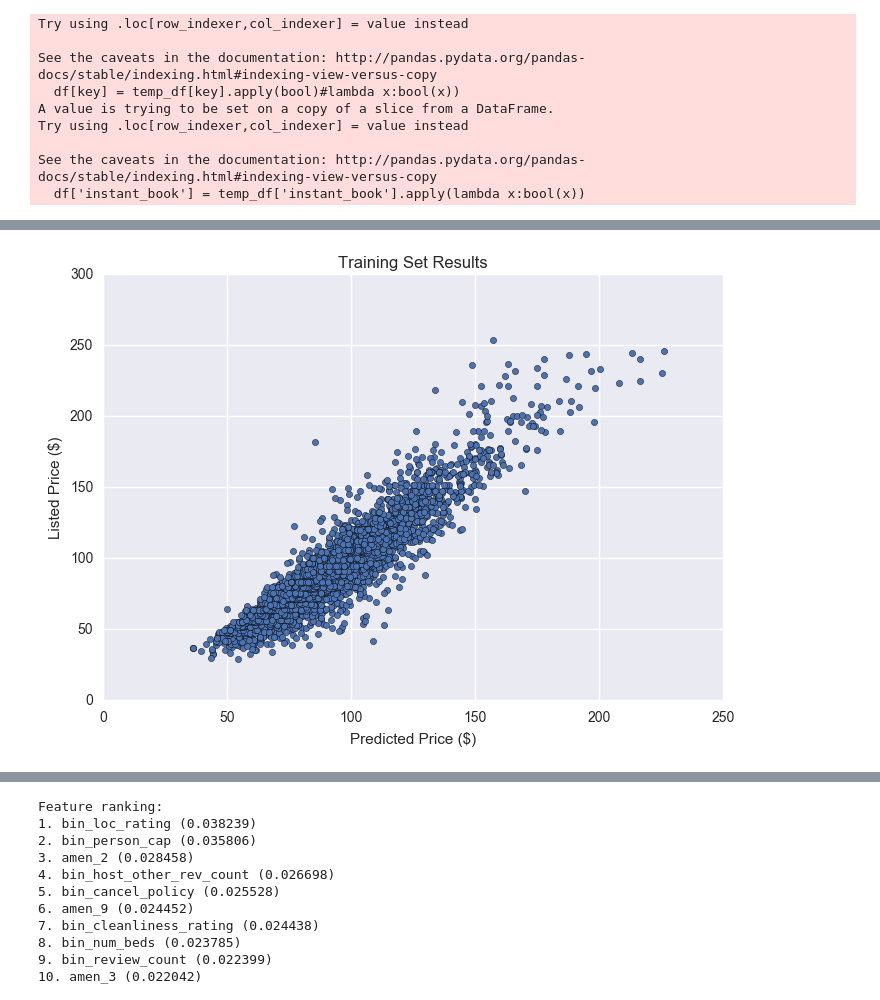
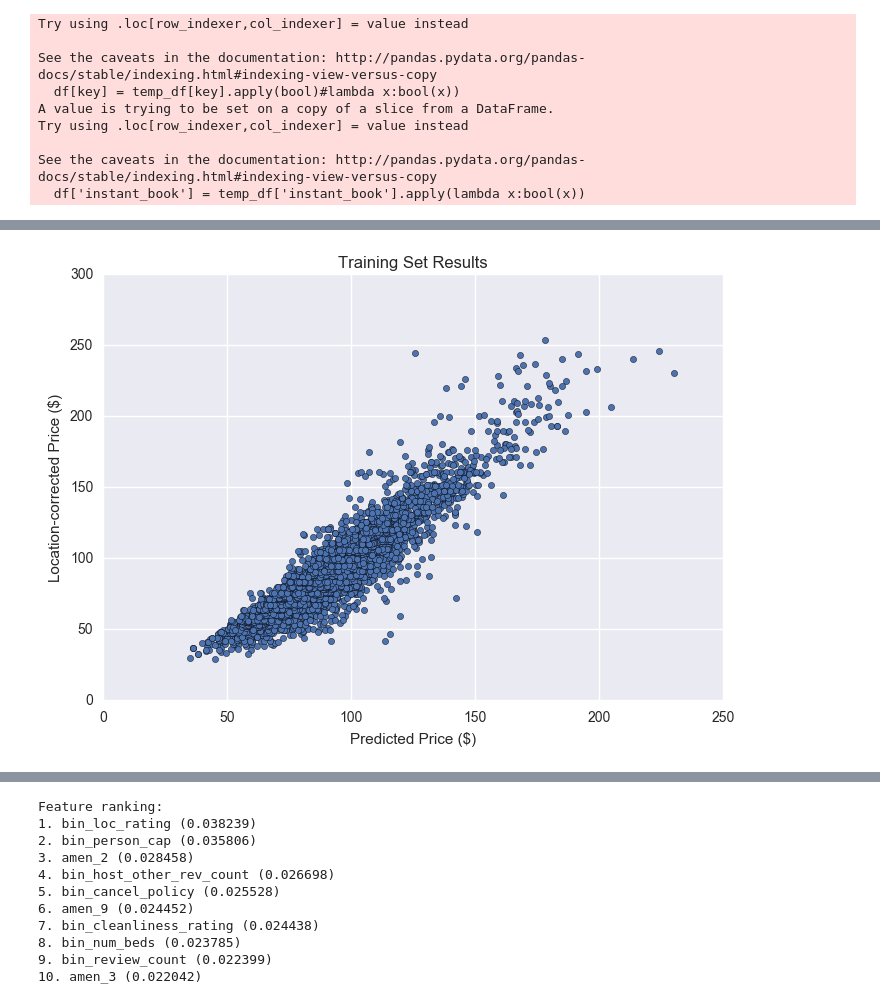
Before and after one commit to btamadio/PricePredictor, a Jupyter notebook: PricePredictor/binary_feature_engineering.ipynb, the cells around one changed output, grey strips where cells are left out. Saved outputs shown, nothing was run; the diff lists cells and outputs as text; code cells hidden in the pictures.

```diff
--- a/PricePredictor/binary_feature_engineering.ipynb
+++ b/PricePredictor/binary_feature_engineering.ipynb
@@ -53,12 +69,12 @@ plt.xticks(rotation=90);
 # %%
 X = np.array(df[featureList])
 Y = np.array(df['corr_price'].astype('float'))
 forest=RandomForestRegressor()#n_estimators=2000,n_jobs=20,max_depth=10,min_samples_leaf=5)
 forest.fit(X,Y)
 df['pred_price']=forest.predict(df[featureList])
 df.plot(x='pred_price',y='corr_price',kind='scatter')
 plt.title('Training Set Results')
 plt.xlabel('Predicted Price ($)')
-plt.ylabel('Listed Price ($)');
+plt.ylabel('Location-corrected Price ($)');
 # %% [output]
-[figure, old version]
+[figure, new version]
```
Also changed, not shown: parts of 8 cells of this notebook, 2 other files.
